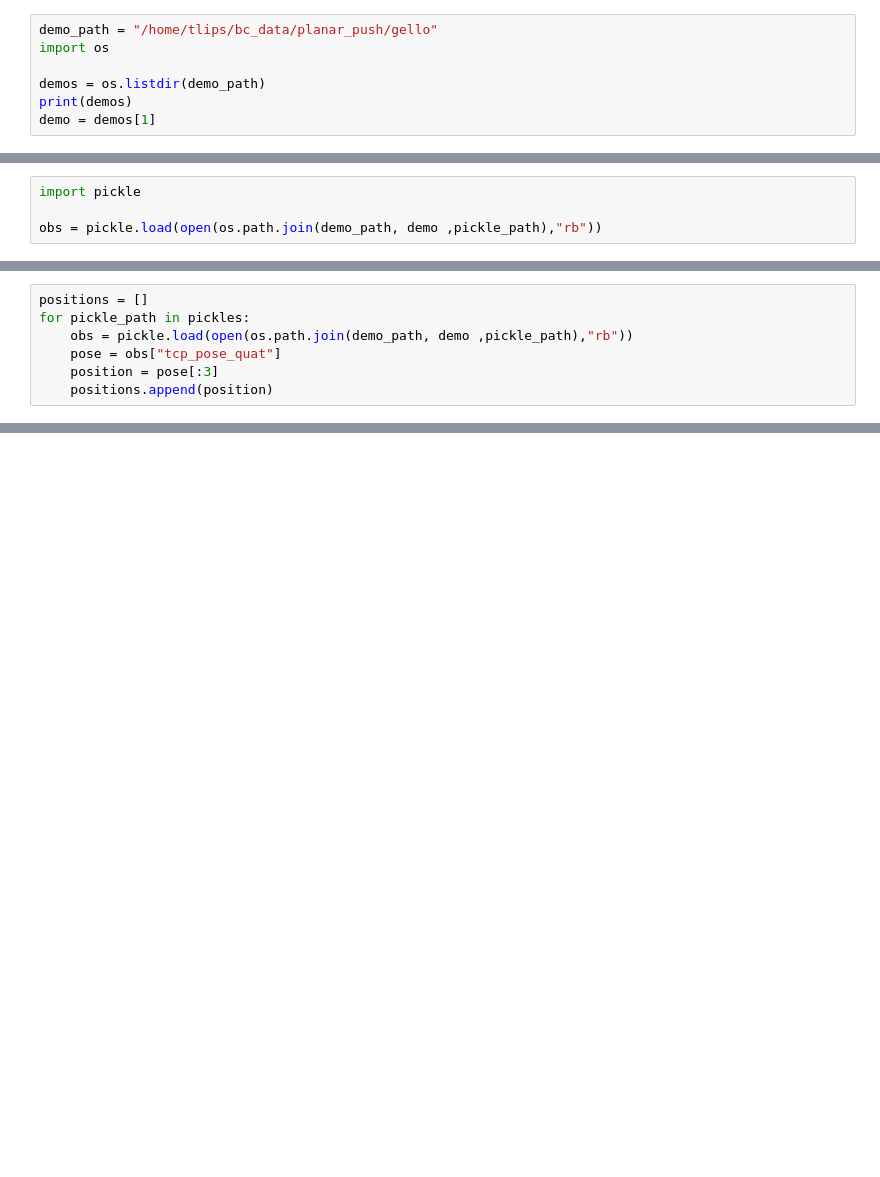
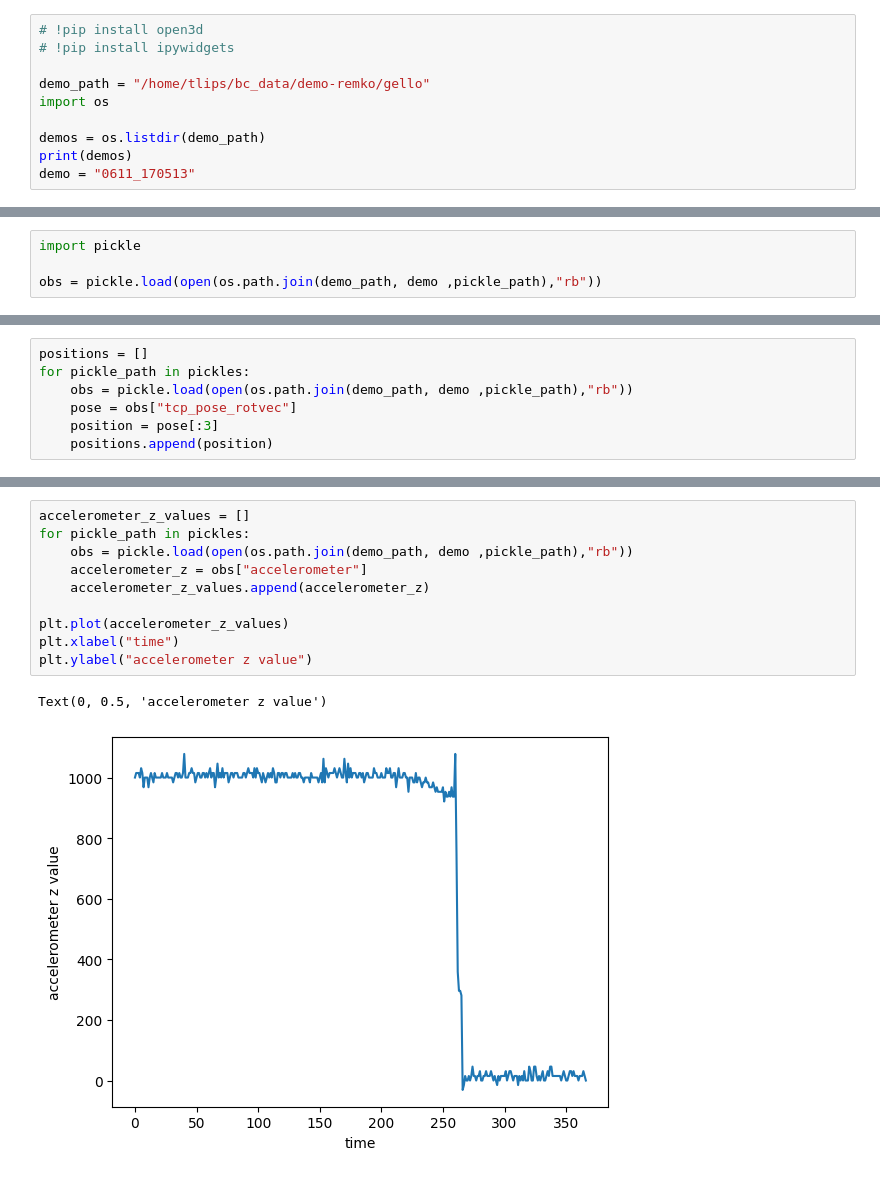
Before and after one commit to tlpss/gello_software, a Jupyter notebook: gello/data_utils/explore_pickle.ipynb, the cells around one changed output, grey strips where cells are left out. Saved outputs shown, nothing was run; the diff lists cells and outputs as text; blank space fills up the shorter version.

```diff
--- a/gello/data_utils/explore_pickle.ipynb
+++ b/gello/data_utils/explore_pickle.ipynb
@@ -1,7 +1,10 @@
 # %%
-demo_path = "/home/tlips/bc_data/planar_push/gello"
+# !pip install open3d
+# !pip install ipywidgets
+
+demo_path = "/home/tlips/bc_data/demo-remko/gello"
 import os
 
 demos = os.listdir(demo_path)
 print(demos)
-demo = demos[1]
+demo = "0611_170513"
@@ -26,7 +35,7 @@ print(obs.keys())
 positions = []
 for pickle_path in pickles:
     obs = pickle.load(open(os.path.join(demo_path, demo ,pickle_path),"rb"))
-    pose = obs["tcp_pose_quat"]
+    pose = obs["tcp_pose_rotvec"]
     position = pose[:3]
     positions.append(position)
 # %%
@@ -109,0 +128,13 @@ plt.legend(["fx", "fy", "fz", "tx", "ty", "tz"])
+# %%
+accelerometer_z_values = []
+for pickle_path in pickles:
+    obs = pickle.load(open(os.path.join(demo_path, demo ,pickle_path),"rb"))
+    accelerometer_z = obs["accelerometer"]
+    accelerometer_z_values.append(accelerometer_z)
+
+plt.plot(accelerometer_z_values)
+plt.xlabel("time")
+plt.ylabel("accelerometer z value")
+# %% [output]
+Text(0, 0.5, 'accelerometer z value')
+[figure, added]
```
Also changed, not shown: parts of 7 cells of this notebook, 9 other files.
